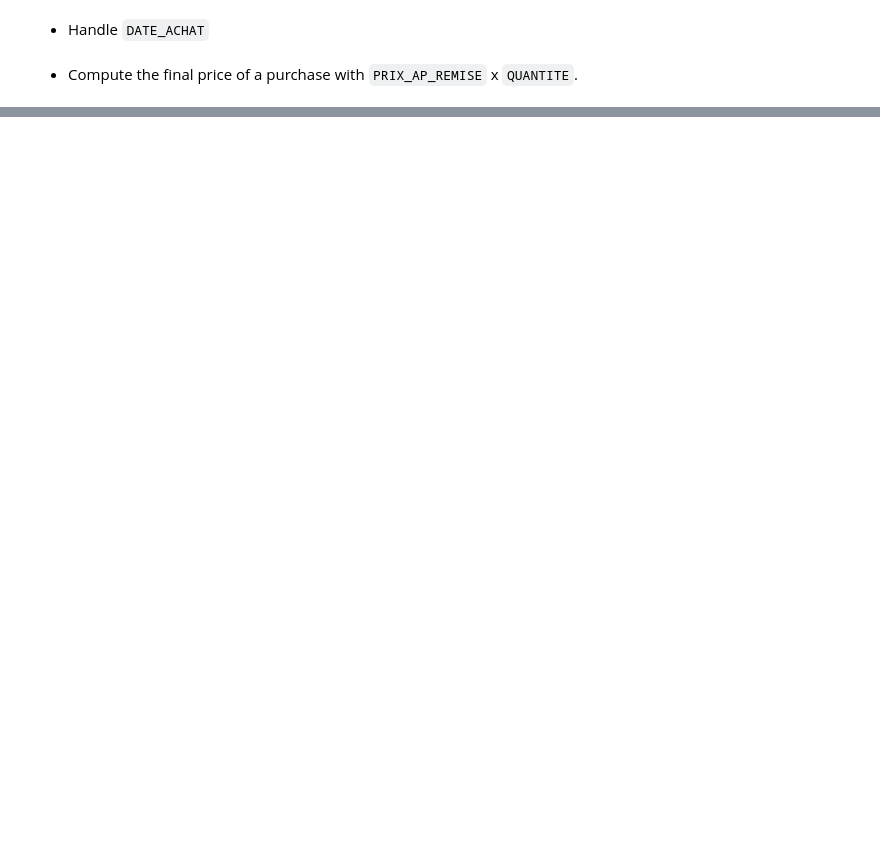
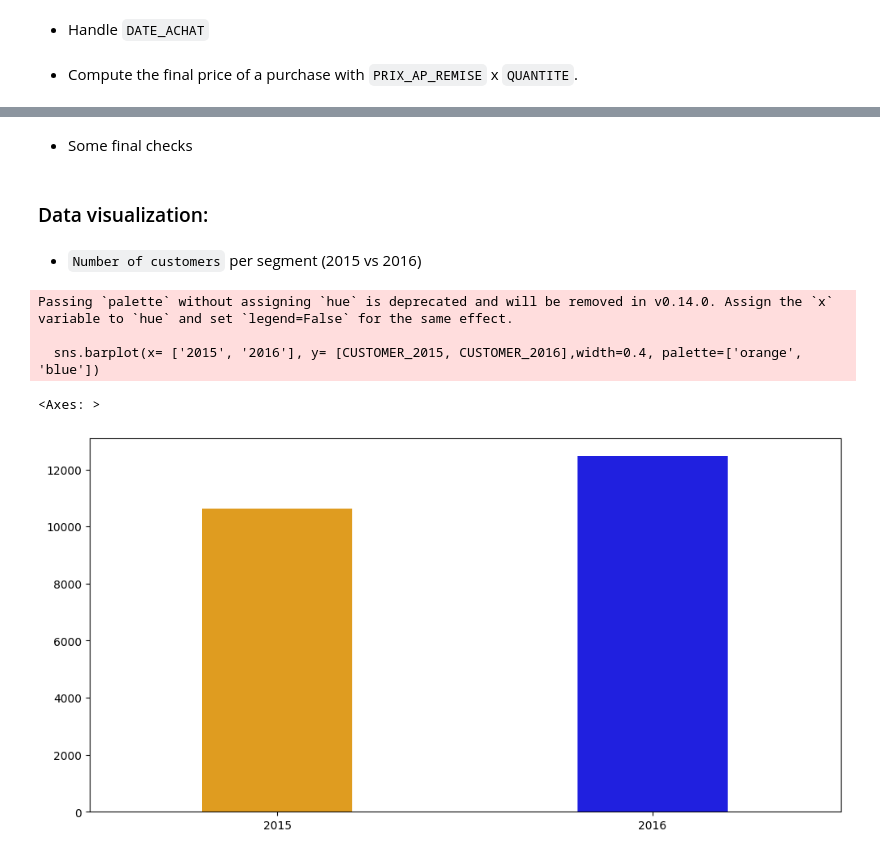
Before and after one commit to lucasmtse/Client-Segmentation, a Jupyter notebook: Notebook_segmentation.ipynb, the cells around one changed output, grey strips where cells are left out. Cells and saved outputs as stored; diff of their text form; code cells hidden in the pictures; blank space fills up the shorter version.

```diff
--- a/Notebook_segmentation.ipynb
+++ b/Notebook_segmentation.ipynb
@@ -122,0 +506,8 @@ max_date_RFM_2015 = RECEIPTS_INFO_OK['DATE_ACHAT'].max() - pd.DateOffset(days=36
+# %%
+MASTER_2016 = MASTER_2016.merge(RECENCY_2016[['ID_INDIVIDU','RECENCY']],
+           on='ID_INDIVIDU',
+           how='inner')
+
+MASTER_2015 = MASTER_2015.merge(RECENCY_2015[['ID_INDIVIDU','RECENCY']],
+           on='ID_INDIVIDU',
+           how='inner')
@@ -122,0 +516,8 @@ max_date_RFM_2015 = RECEIPTS_INFO_OK['DATE_ACHAT'].max() - pd.DateOffset(days=36
+# %%
+MASTER_2016 = MASTER_2016.merge(FREQUENCY_2016[['ID_INDIVIDU','NB_VISITS']],
+           on='ID_INDIVIDU',
+           how='inner')
+
+MASTER_2015 = MASTER_2015.merge(FREQUENCY_2015 [['ID_INDIVIDU','NB_VISITS']],
+           on='ID_INDIVIDU',
+           how='inner')
@@ -122,0 +526,8 @@ max_date_RFM_2015 = RECEIPTS_INFO_OK['DATE_ACHAT'].max() - pd.DateOffset(days=36
+# %%
+MASTER_2016 = MASTER_2016.merge(FREQUENCY_2016[['ID_INDIVIDU','CUMUL_VALUE']],
+           on='ID_INDIVIDU',
+           how='inner')
+
+MASTER_2015 = MASTER_2015.merge(FREQUENCY_2015[['ID_INDIVIDU','CUMUL_VALUE']],
+           on='ID_INDIVIDU',
+           how='inner')
@@ -122,0 +559,9 @@ max_date_RFM_2015 = RECEIPTS_INFO_OK['DATE_ACHAT'].max() - pd.DateOffset(days=36
+# %% [markdown]
+- Some final checks
+# %%
+MASTER_RFM_2016 = MASTER_2016[MASTER_2016.RECENCY.notnull()].copy()
+MASTER_RFM_2015 = MASTER_2015[MASTER_2015.RECENCY.notnull()].copy()
+MASTER_RFM_2016['NB_GIFTS'] = NB_GIFTS_2016['NB_GIFTS'].fillna(0)
+MASTER_RFM_2015['NB_GIFTS'] = NB_GIFTS_2015['NB_GIFTS'].fillna(0)
+MASTER_RFM_2016 = MASTER_RFM_2016.where((MASTER_RFM_2016["AGE"] >= 15) & (MASTER_RFM_2016["AGE"] <= 100), np.nan)
+MASTER_RFM_2015 = MASTER_RFM_2015.where((MASTER_RFM_2015["AGE"] >= 15) & (MASTER_RFM_2015["AGE"] <= 100), np.nan)
@@ -122,0 +571,16 @@ max_date_RFM_2015 = RECEIPTS_INFO_OK['DATE_ACHAT'].max() - pd.DateOffset(days=36
+# %% [markdown]
+### Data visualization:
+# %% [markdown]
+- `Number of customers` per segment (2015 vs 2016)
+# %%
+CUSTOMER_2016= len(MASTER_RFM_2016)
+CUSTOMER_2015= len(MASTER_RFM_2015)
+plt.figure(figsize=(12,6))
+#Two colors diff orange for 2015 and blue for 2016
+sns.barplot(x= ['2015', '2016'], y= [CUSTOMER_2015, CUSTOMER_2016],width=0.4, palette=['orange', 'blue'])
+# %% [output]
+Passing `palette` without assigning `hue` is deprecated and will be removed in v0.14.0. Assign the `x` variable to `hue` and set `legend=False` for the same effect.
+
+  sns.barplot(x= ['2015', '2016'], y= [CUSTOMER_2015, CUSTOMER_2016],width=0.4, palette=['orange', 'blue'])
+<Axes: >
+[figure, added]
```
Also changed, not shown: parts of 72 cells of this notebook, 2 other files.
